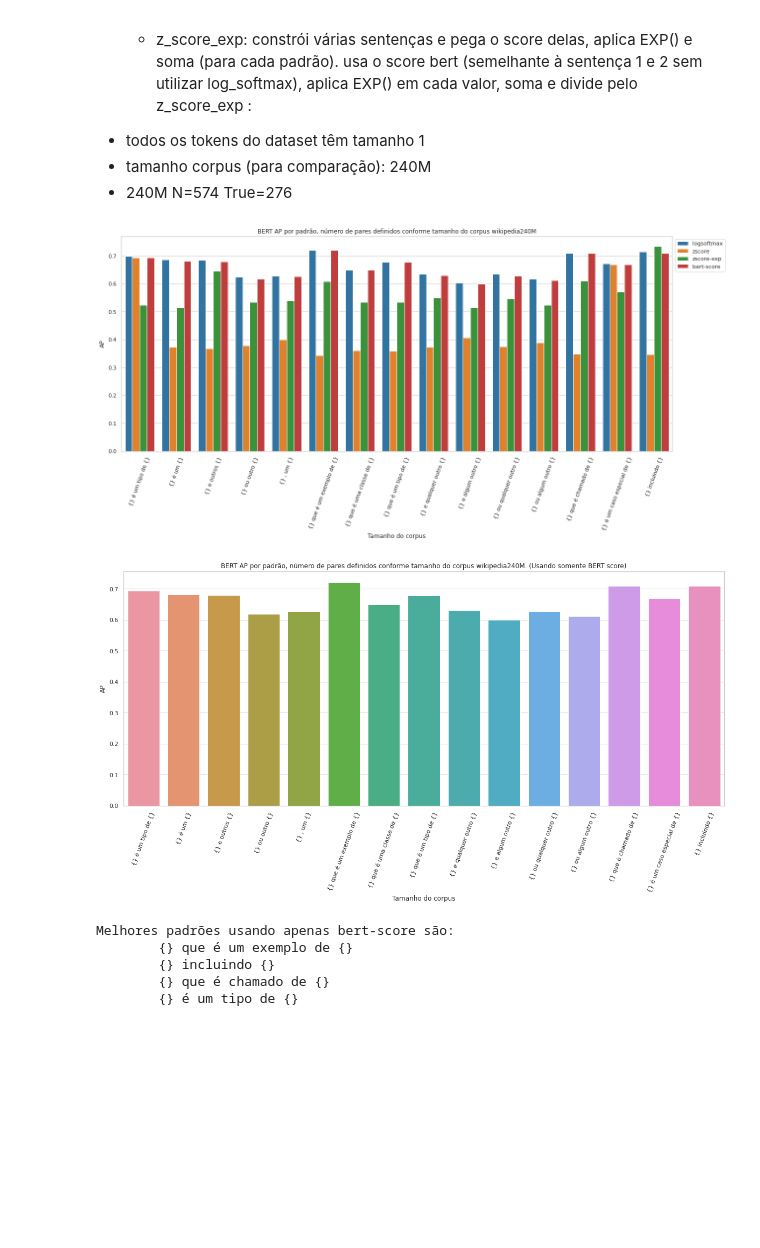
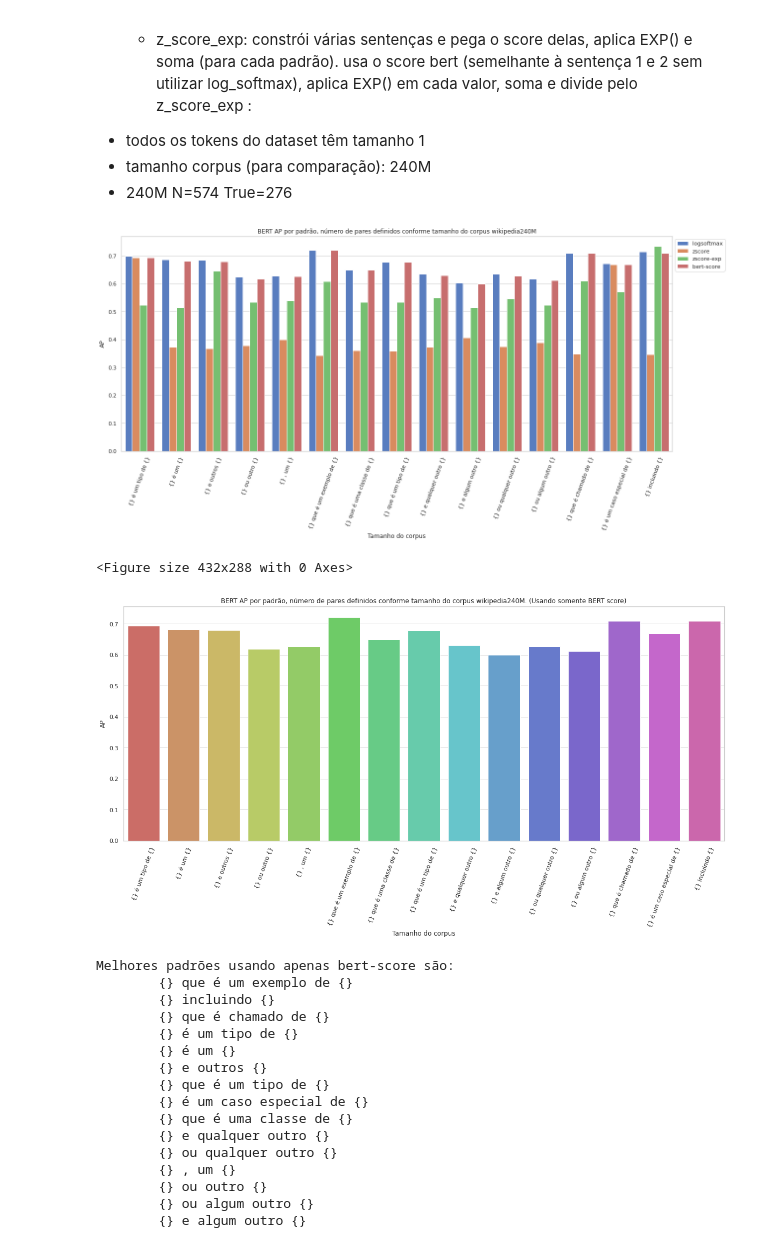
Before and after one commit to eraldoluis/hyper_bert, a Jupyter notebook: nb/score_pattern_logsoftmax_z_exp.ipynb, the cells around one changed output. Cells and saved outputs as stored; diff of their text form; code cells hidden in the pictures; blank space fills up the shorter version.

```diff
--- a/nb/score_pattern_logsoftmax_z_exp.ipynb
+++ b/nb/score_pattern_logsoftmax_z_exp.ipynb
@@ -28,42 +28,54 @@ path = ["../results/neuralmind-bert-base-portuguese-cased_logsoftmax_by-pattern/
         "../results/neuralmind-bert-base-portuguese-cased_bert-score_by-pattern/result.tsv"]
 df_array = []
 for p in path:
     df = pd.read_csv(p, delimiter="\t")
     df['function'] = p.split("/")[-2].split("_")[1]
     df_array.append(df)
 
 df_all = pd.concat(df_array)
 df_all = df_all[(df_all['method'] == "all_subword") & (df_all['corpus'] == "wikipedia240M")]
 
 plt.figure(figsize=(20,8))
-ax = sns.barplot(x="pattern", y="AP", hue="function", data=df_all)
+ax = sns.barplot(x="pattern", y="AP", hue="function", palette="muted", data=df_all)
 ax.legend(bbox_to_anchor=(1, 1))
 ax.set(xlabel="Tamanho do corpus")
 ax.set_title(f"BERT AP por padrão, número de pares definidos conforme tamanho do corpus wikipedia240M")
 plt.xticks(rotation=70)
 plt.show()
 
+plt.clf()
+plt.figure(figsize=(20,8))
 df_all = df_all[df_all['function'] == "bert-score"]
-
-plt.figure(figsize=(20,8))
-ax = sns.barplot(x="pattern", y="AP", data=df_all)
+ax = sns.barplot(x="pattern", y="AP", palette=sns.color_palette("hls", 16), data=df_all)
 ax.set(xlabel="Tamanho do corpus")
 ax.set_title(f"BERT AP por padrão, número de pares definidos conforme tamanho do corpus wikipedia240M. (Usando somente BERT score)")
 plt.xticks(rotation=70)
 plt.show()
 
 df_all.sort_values(by="AP", ascending=False, inplace=True)
-best_patterns = df_all['pattern'].iloc[:4]
+best_patterns = df_all['pattern']
 best_patterns = best_patterns.tolist()
 
 print("Melhores padrões usando apenas bert-score são:")
 for p in best_patterns:
     print(f"\t{p}")
 # %% [output]
-[figure, old version]
+[figure, new version]
+<Figure size 432x288 with 0 Axes>
-[figure, old version]
+[figure, new version]
-Melhores padrões usando apenas bert-score são:
-        {} que é um exemplo de {}
-        {} incluindo {}
-        {} que é chamado de {}
-        {} é um tipo de {}
+Melhores padrões usando apenas bert-score são:
+        {} que é um exemplo de {}
+        {} incluindo {}
+        {} que é chamado de {}
+        {} é um tipo de {}
+        {} é um {}
+        {} e outros {}
+        {} que é um tipo de {}
+        {} é um caso especial de {}
+        {} que é uma classe de {}
+        {} e qualquer outro {}
+        {} ou qualquer outro {}
+        {} , um {}
+        {} ou outro {}
+        {} ou algum outro {}
+        {} e algum outro {}
```
Also changed, not shown: 5 other files.
